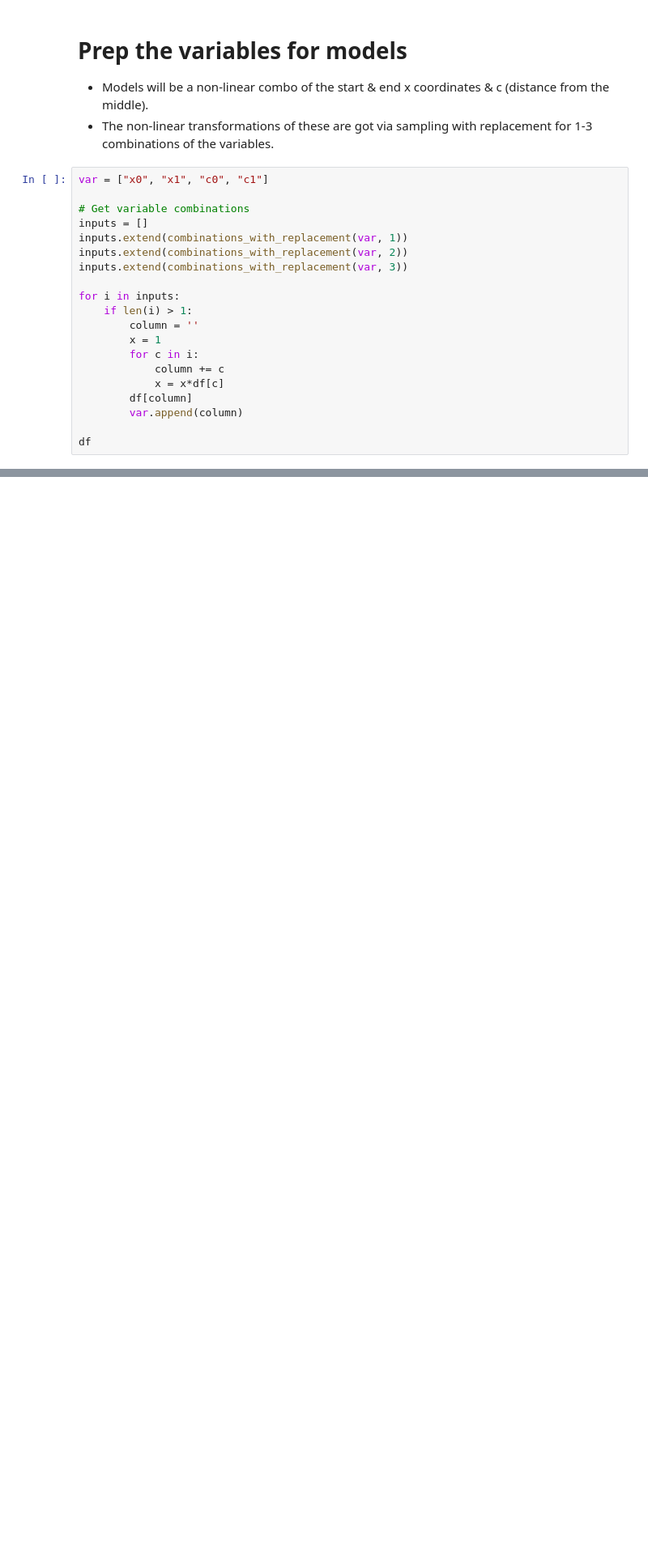
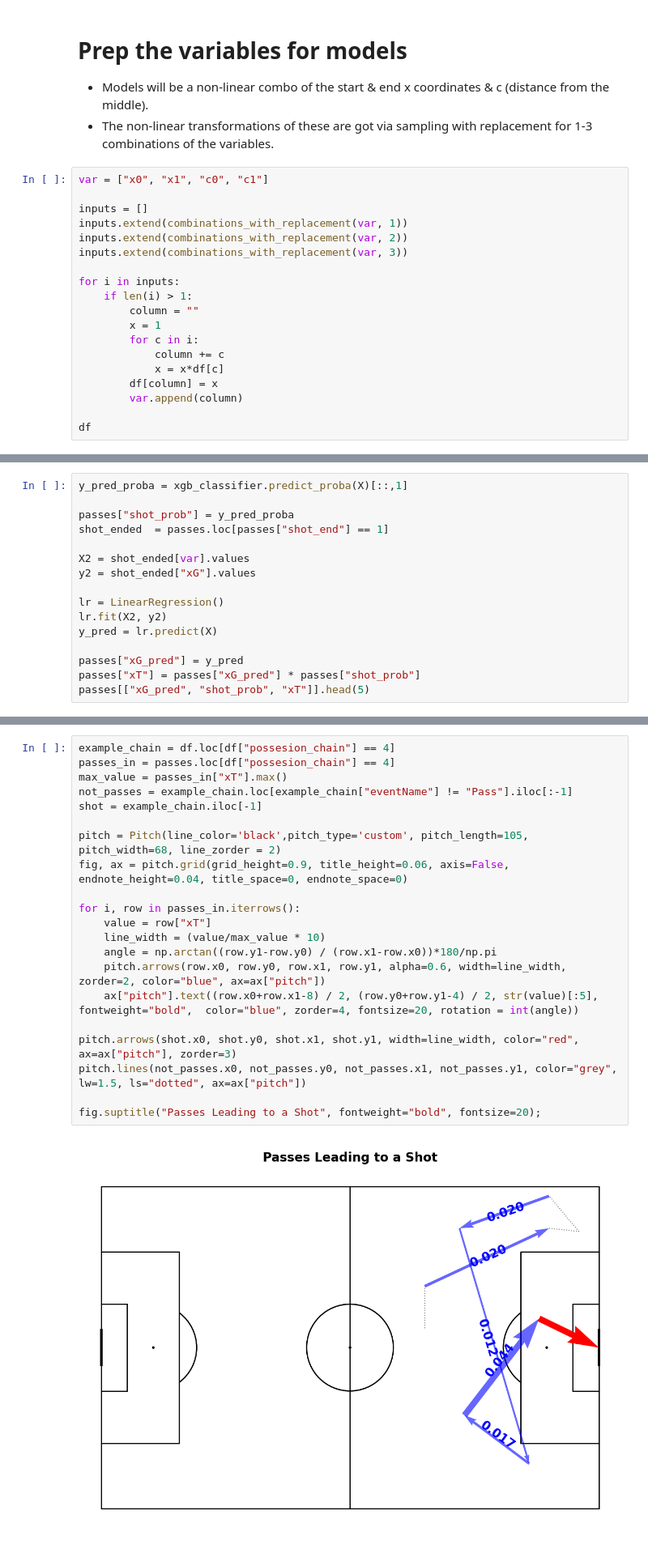
Before and after one commit to jimmybunter01/Soccermatics, a Jupyter notebook: Notebooks/4_Valuing_Actions/action_based_expected_threat.ipynb, the cells around one changed output, grey strips where cells are left out. Shown at 81% size. Drawn from its saved outputs; the diff is of its cells as text; blank space fills up the shorter version.

```diff
--- a/Notebooks/4_Valuing_Actions/action_based_expected_threat.ipynb
+++ b/Notebooks/4_Valuing_Actions/action_based_expected_threat.ipynb
@@ -53,7 +73,6 @@ df
 # %%
 var = ["x0", "x1", "c0", "c1"]
 
-# Get variable combinations
 inputs = []
 inputs.extend(combinations_with_replacement(var, 1))
 inputs.extend(combinations_with_replacement(var, 2))
@@ -61,12 +80,12 @@ inputs.extend(combinations_with_replacement(var, 3))
 
 for i in inputs:
     if len(i) > 1:
-        column = ''
+        column = ""
         x = 1
         for c in i:
             column += c
             x = x*df[c]
-        df[column]
+        df[column] = x
         var.append(column)
 
 df
@@ -74,0 +148,16 @@ KeyError: 'x0'
+# %%
+y_pred_proba = xgb_classifier.predict_proba(X)[::,1]
+
+passes["shot_prob"] = y_pred_proba
+shot_ended  = passes.loc[passes["shot_end"] == 1]
+
+X2 = shot_ended[var].values
+y2 = shot_ended["xG"].values
+
+lr = LinearRegression()
+lr.fit(X2, y2)
+y_pred = lr.predict(X)
+
+passes["xG_pred"] = y_pred
+passes["xT"] = passes["xG_pred"] * passes["shot_prob"]
+passes[["xG_pred", "shot_prob", "xT"]].head(5)
@@ -74,0 +173,23 @@ KeyError: 'x0'
+# %%
+example_chain = df.loc[df["possesion_chain"] == 4]
+passes_in = passes.loc[df["possesion_chain"] == 4]
+max_value = passes_in["xT"].max()
+not_passes = example_chain.loc[example_chain["eventName"] != "Pass"].iloc[:-1]
+shot = example_chain.iloc[-1]
+
+pitch = Pitch(line_color='black',pitch_type='custom', pitch_length=105, pitch_width=68, line_zorder = 2)
+fig, ax = pitch.grid(grid_height=0.9, title_height=0.06, axis=False, endnote_height=0.04, title_space=0, endnote_space=0)
+
+for i, row in passes_in.iterrows():
+    value = row["xT"]
+    line_width = (value/max_value * 10)
+    angle = np.arctan((row.y1-row.y0) / (row.x1-row.x0))*180/np.pi
+    pitch.arrows(row.x0, row.y0, row.x1, row.y1, alpha=0.6, width=line_width, zorder=2, color="blue", ax=ax["pitch"])
+    ax["pitch"].text((row.x0+row.x1-8) / 2, (row.y0+row.y1-4) / 2, str(value)[:5], fontweight="bold",  color="blue", zorder=4, fontsize=20, rotation = int(angle))
+
+pitch.arrows(shot.x0, shot.y0, shot.x1, shot.y1, width=line_width, color="red", ax=ax["pitch"], zorder=3)
+pitch.lines(not_passes.x0, not_passes.y0, not_passes.x1, not_passes.y1, color="grey", lw=1.5, ls="dotted", ax=ax["pitch"])
+
+fig.suptitle("Passes Leading to a Shot", fontweight="bold", fontsize=20);
+# %% [output]
+[figure, added]
```
Also changed, not shown: parts of 19 cells of this notebook, 3 other files.
